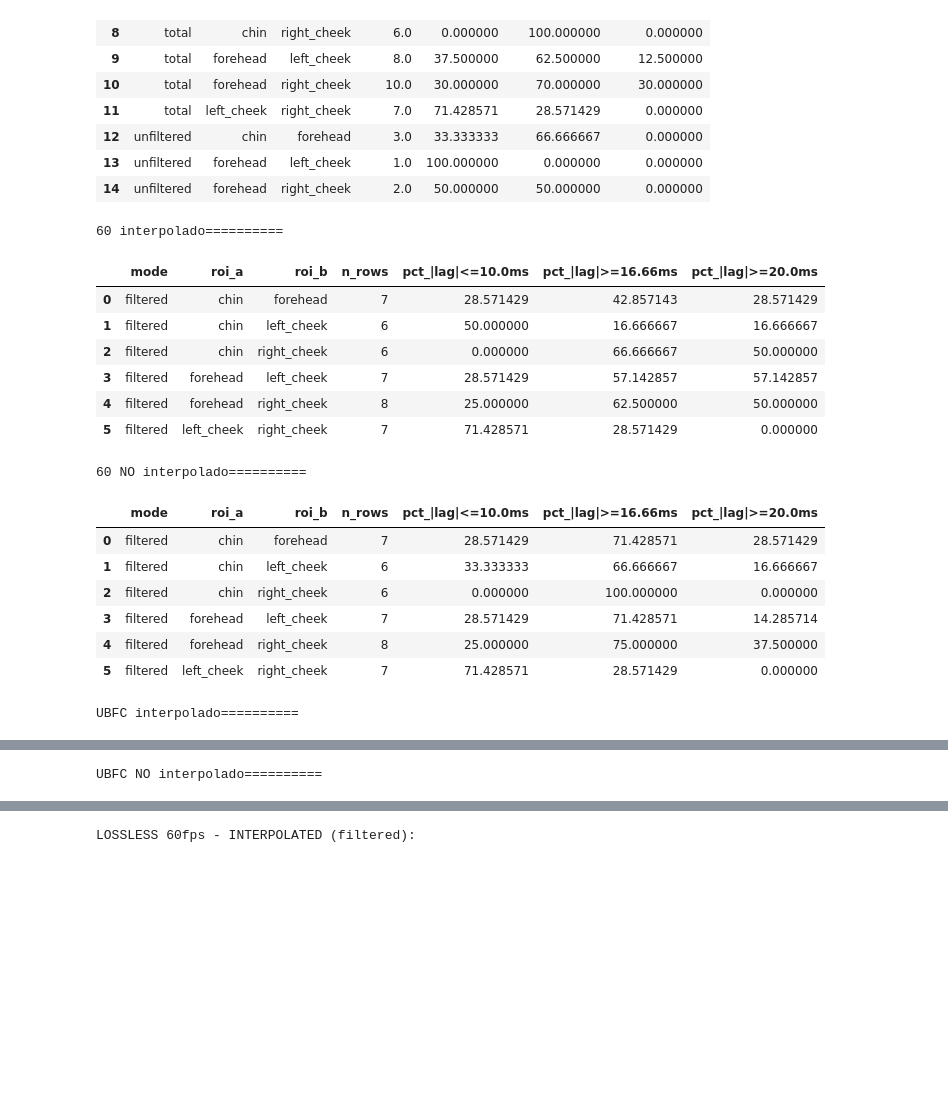
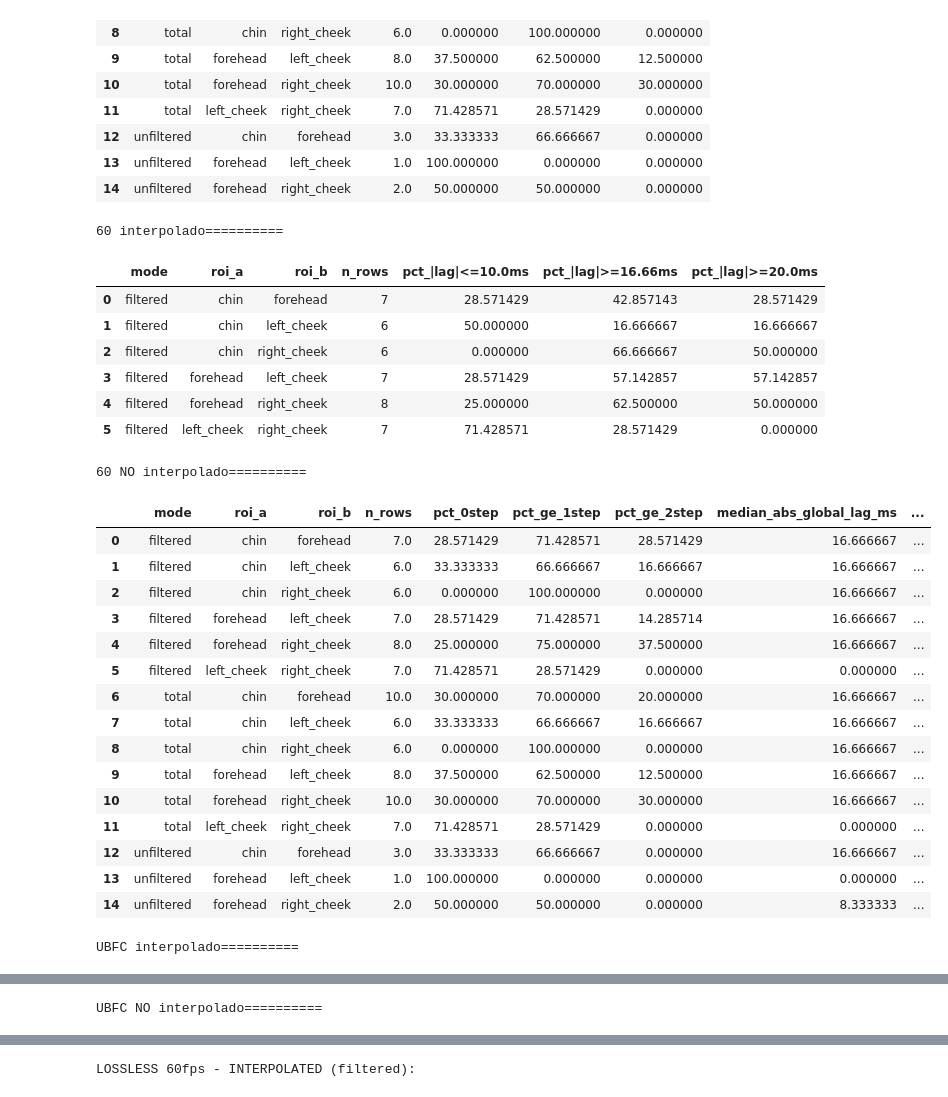
Before and after one commit to pedrwito/edge-rppg-health, a Jupyter notebook: test_methods_for_hr.ipynb, the cells around one changed output, grey strips where cells are left out. Saved outputs shown, nothing was run; the diff lists cells and outputs as text; code cells hidden in the pictures; blank space fills up the shorter version.

```diff
--- a/test_methods_for_hr.ipynb
+++ b/test_methods_for_hr.ipynb
@@ -696,7 +696,7 @@ display(per_pair)          # unique pairs only (roi_a, roi_b sorted)
 | 14 | unfiltered | forehead | right_cheek | 2.0 | 50.000000 | 50.000000 | 0.000000 |
 # %%
 from roi_analysis import summarize_global_lag_abs_thresholds_per_roi
-
+from roi_analysis import summarize_ubfc_global_lag_by_frames_per_roi
 
 
 # Videos60 (no dataset column) interpolated
@@ -706,54 +706,68 @@ overall60, per_roi_total60, per_pair60 = summarize_global_lag_abs_thresholds_per
     modes=["filtered"],
     include_total_mode=False,
 )
 
 # Videos60 (no dataset column)
-overall60_norm, per_roi_total60_norm, per_pair60_norm = summarize_global_lag_abs_thresholds_per_roi(
+
+overall_by_mode, per_roi_total, per_roi_pair_60 = summarize_ubfc_global_lag_by_frames_per_roi(
     csv_path="videos60_lag_metrics_hrfilter_discrete.csv",
+    fs=60,
+    use_abs=True,
+    include_abs_median_lag=True,
+    lag_col="global_lag_ms_refined",
+)
+
+
+# UBFC (has 'dataset' column) interpolated
+overall, per_roi_total, per_pair = summarize_global_lag_abs_thresholds_per_roi(
+    csv_path="ubfc_lag_metrics_interpolated.csv",
     lag_col="global_lag_ms_refined",
     modes=["filtered"],
     include_total_mode=False,
 )
 
-# UBFC (has 'dataset' column) interpolated
-overall, per_roi_total, per_pair = summarize_global_lag_abs_thresholds_per_roi(
-    csv_path="ubfc_lag_metrics_interpolated.csv",
+# UBFC (has 'dataset' column)
+
+overall_by_mode, per_roi_total, per_roi_pair = summarize_ubfc_global_lag_by_frames_per_roi(
+    csv_path="videos60_lag_metrics_hrfilter_discrete.csv",
+    fs=30,
+    use_abs=True,
+    include_abs_median_lag=True,
     lag_col="global_lag_ms_refined",
-    extra_group_cols=["dataset"],
-    modes=["filtered"],
-    include_total_mode=False,
 )
 
-# UBFC (has 'dataset' column)
-overall_norm, per_roi_total_norm, per_pair_norm = summarize_global_lag_abs_thresholds_per_roi(
-    csv_path="ubfc_lag_metrics.csv",
-    lag_col="global_lag_ms_refined",
-    modes=["filtered"],
-    include_total_mode=False,
-)
 print("60 interpolado" + "="*10)
 display(per_pair60)
 print("60 NO interpolado" + "="*10)
-display(per_pair60_norm)
+display(per_roi_pair_60)
 print("UBFC interpolado" + "="*10)
 display(per_pair)
 print("UBFC NO interpolado" + "="*10)
-display(per_pair_norm)
+display(per_roi_pair)
 # %% [output]
 60 interpolado==========
 |  | mode | roi_a | roi_b | n_rows | pct_|lag|<=10.0ms | pct_|lag|>=16.66ms | pct_|lag|>=20.0ms |
 | 0 | filtered | chin | forehead | 7 | 28.571429 | 42.857143 | 28.571429 |
 | 1 | filtered | chin | left_cheek | 6 | 50.000000 | 16.666667 | 16.666667 |
 | 2 | filtered | chin | right_cheek | 6 | 0.000000 | 66.666667 | 50.000000 |
 | 3 | filtered | forehead | left_cheek | 7 | 28.571429 | 57.142857 | 57.142857 |
 | 4 | filtered | forehead | right_cheek | 8 | 25.000000 | 62.500000 | 50.000000 |
 | 5 | filtered | left_cheek | right_cheek | 7 | 71.428571 | 28.571429 | 0.000000 |
 60 NO interpolado==========
-|  | mode | roi_a | roi_b | n_rows | pct_|lag|<=10.0ms | pct_|lag|>=16.66ms | pct_|lag|>=20.0ms |
-| 0 | filtered | chin | forehead | 7 | 28.571429 | 71.428571 | 28.571429 |
-| 1 | filtered | chin | left_cheek | 6 | 33.333333 | 66.666667 | 16.666667 |
-| 2 | filtered | chin | right_cheek | 6 | 0.000000 | 100.000000 | 0.000000 |
-| 3 | filtered | forehead | left_cheek | 7 | 28.571429 | 71.428571 | 14.285714 |
-| 4 | filtered | forehead | right_cheek | 8 | 25.000000 | 75.000000 | 37.500000 |
-| 5 | filtered | left_cheek | right_cheek | 7 | 71.428571 | 28.571429 | 0.000000 |
+|  | mode | roi_a | roi_b | n_rows | pct_0step | pct_ge_1step | pct_ge_2step | median_abs_global_lag_ms | ... |
+| 0 | filtered | chin | forehead | 7.0 | 28.571429 | 71.428571 | 28.571429 | 16.666667 | ... |
+| 1 | filtered | chin | left_cheek | 6.0 | 33.333333 | 66.666667 | 16.666667 | 16.666667 | ... |
+| 2 | filtered | chin | right_cheek | 6.0 | 0.000000 | 100.000000 | 0.000000 | 16.666667 | ... |
+| 3 | filtered | forehead | left_cheek | 7.0 | 28.571429 | 71.428571 | 14.285714 | 16.666667 | ... |
+| 4 | filtered | forehead | right_cheek | 8.0 | 25.000000 | 75.000000 | 37.500000 | 16.666667 | ... |
+| 5 | filtered | left_cheek | right_cheek | 7.0 | 71.428571 | 28.571429 | 0.000000 | 0.000000 | ... |
+| 6 | total | chin | forehead | 10.0 | 30.000000 | 70.000000 | 20.000000 | 16.666667 | ... |
+| 7 | total | chin | left_cheek | 6.0 | 33.333333 | 66.666667 | 16.666667 | 16.666667 | ... |
+| 8 | total | chin | right_cheek | 6.0 | 0.000000 | 100.000000 | 0.000000 | 16.666667 | ... |
+| 9 | total | forehead | left_cheek | 8.0 | 37.500000 | 62.500000 | 12.500000 | 16.666667 | ... |
+| 10 | total | forehead | right_cheek | 10.0 | 30.000000 | 70.000000 | 30.000000 | 16.666667 | ... |
+| 11 | total | left_cheek | right_cheek | 7.0 | 71.428571 | 28.571429 | 0.000000 | 0.000000 | ... |
+| 12 | unfiltered | chin | forehead | 3.0 | 33.333333 | 66.666667 | 0.000000 | 16.666667 | ... |
+| 13 | unfiltered | forehead | left_cheek | 1.0 | 100.000000 | 0.000000 | 0.000000 | 0.000000 | ... |
+| 14 | unfiltered | forehead | right_cheek | 2.0 | 50.000000 | 50.000000 | 0.000000 | 8.333333 | ... |
 UBFC interpolado==========
```
Also changed, not shown: parts of 1 cell of this notebook, 8 other files.
